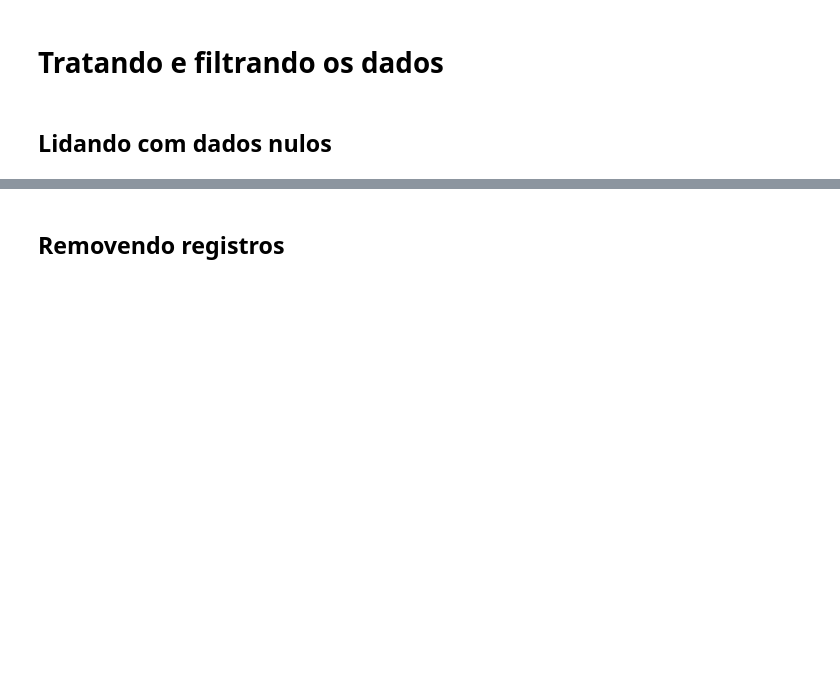
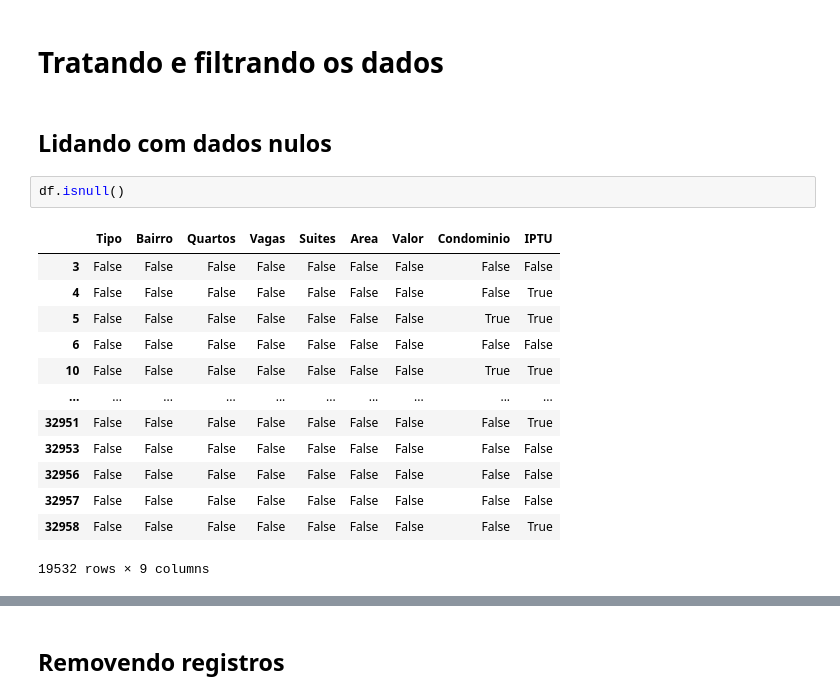
Before and after one commit to Bryncs/Alura-Pandas-Basico, a Jupyter notebook: Pandas - conhecendo a biblioteca.ipynb, the cells around one changed output, grey strips where cells are left out. Saved outputs shown, nothing was run; the diff lists cells and outputs as text; blank space fills up the shorter version.

```diff
--- a/Pandas - conhecendo a biblioteca.ipynb
+++ b/Pandas - conhecendo a biblioteca.ipynb
@@ -385,3 +385,19 @@ df.head()
 # Tratando e filtrando os dados
 # %% [markdown]
 ## Lidando com dados nulos
+# %%
+df.isnull()
+# %% [output]
+|  | Tipo | Bairro | Quartos | Vagas | Suites | Area | Valor | Condominio | IPTU |
+| 3 | False | False | False | False | False | False | False | False | False |
+| 4 | False | False | False | False | False | False | False | False | True |
+| 5 | False | False | False | False | False | False | False | True | True |
+| 6 | False | False | False | False | False | False | False | False | False |
+| 10 | False | False | False | False | False | False | False | True | True |
+| ... | ... | ... | ... | ... | ... | ... | ... | ... | ... |
+| 32951 | False | False | False | False | False | False | False | False | True |
+| 32953 | False | False | False | False | False | False | False | False | False |
+| 32956 | False | False | False | False | False | False | False | False | False |
+| 32957 | False | False | False | False | False | False | False | False | False |
+| 32958 | False | False | False | False | False | False | False | False | True |
+19532 rows × 9 columns
```
Also changed, not shown: parts of 34 cells of this notebook, 5 other files.
